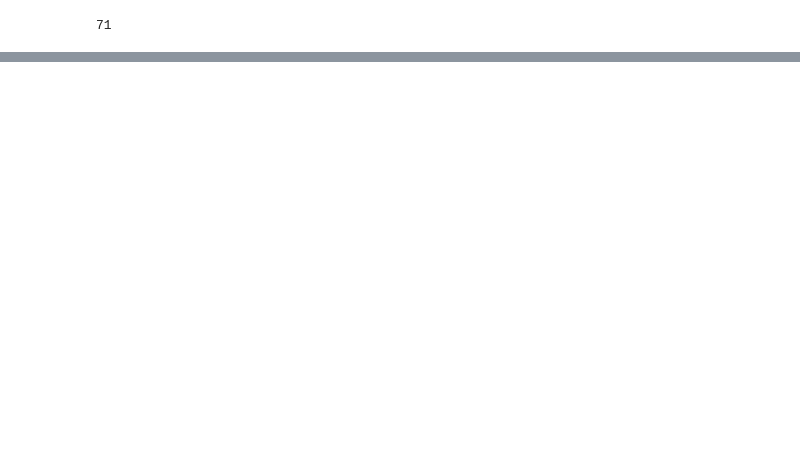
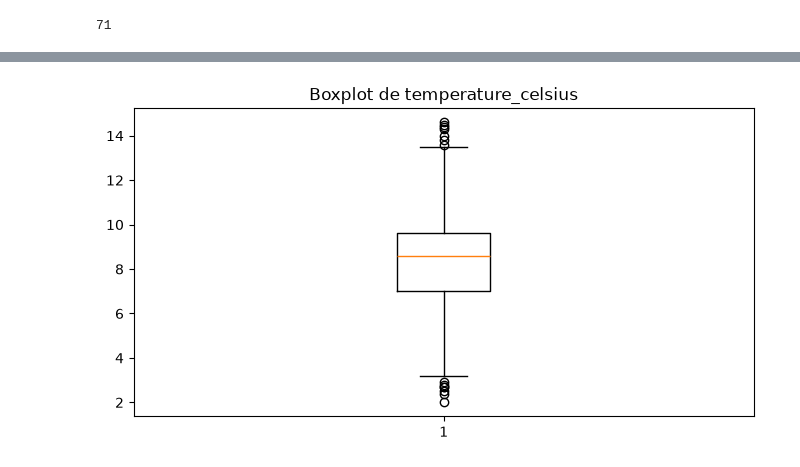
Before and after one commit to Leyandre/DSB---PSTB---M2---2026-2027---09-10-2026---MARIIIIIE---PYTHON-COURS, a Jupyter notebook: Marie/fichier clean df_velib.ipynb, the cells around one changed output, grey strips where cells are left out. Cells and saved outputs as stored; diff of their text form; code cells hidden in the pictures; blank space fills up the shorter version.

```diff
--- a/Marie/fichier clean df_velib.ipynb
+++ b/Marie/fichier clean df_velib.ipynb
@@ -9,7 +9,7 @@ sys.path.insert(0, str(racine_projet))
 from api.api_client import fetch_dataset
 
 df_velib = fetch_dataset("velib")
-#df_meteo = fetch_dataset("meteo")
+df_meteo = fetch_dataset("meteo")
 # %%
 # un fichier JSON est simplement une façon de stocker des données structurées.
 
@@ -134,0 +169,2 @@ memory usage: 178.3 KB
+# %%
+df_meteo = drop_col(df_meteo, cols=['u', 'ux', 'un', 'dd', 'ff', 'dxy', 'fxy', 'ddraf', 'raf', 'rr1', 't_10', 't_20', 't_50', 't_100', 'vv', 'etat_sol', 'sss', 'n', 'insolh', 'ray_glo01', 'pres', 'pmer'])
@@ -173,0 +257,4 @@ Nombre de valeurs aberrantes dans la colonne station_opening_hours : 0
+# %%
+outlayers_col(df_meteo, 'temperature_celsius')
+# %% [output]
+[figure, added]
```
Also changed, not shown: parts of 17 cells of this notebook.
